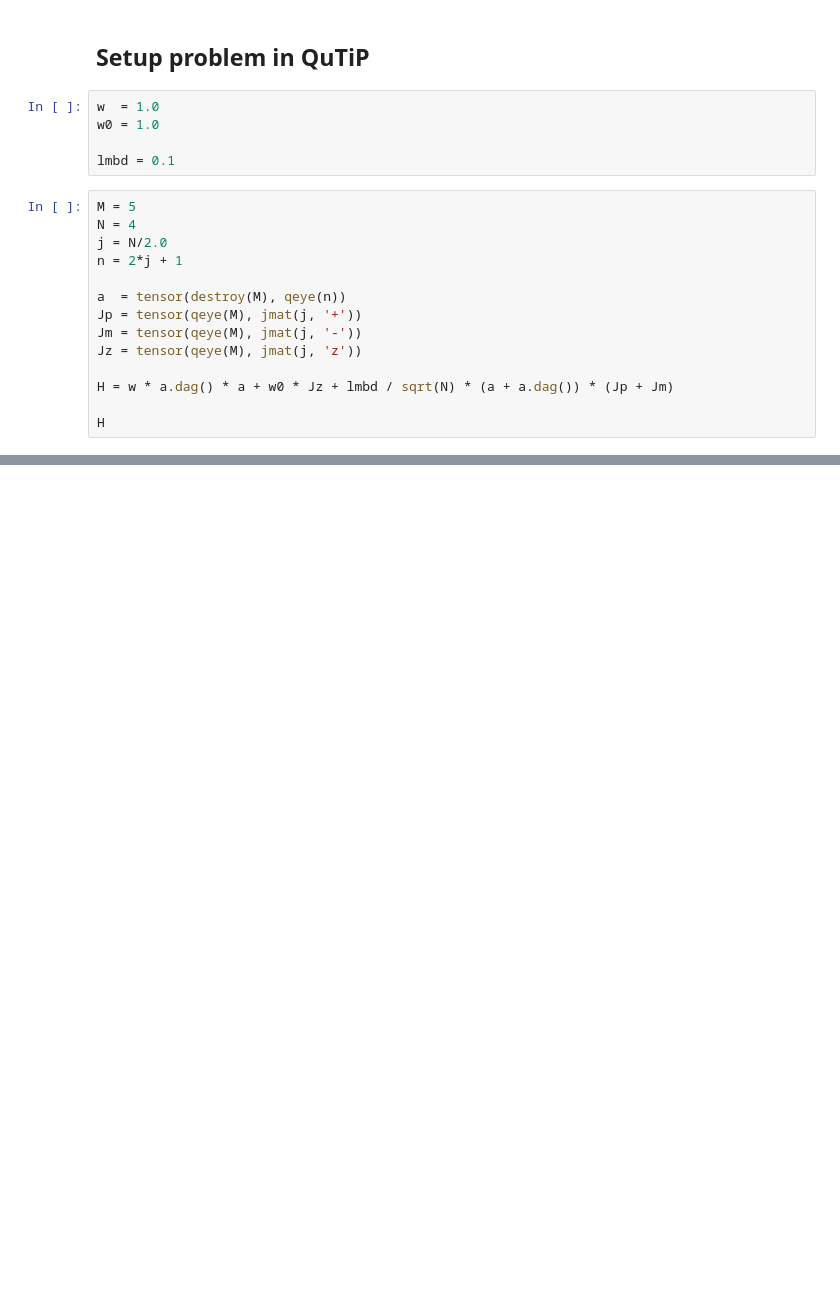
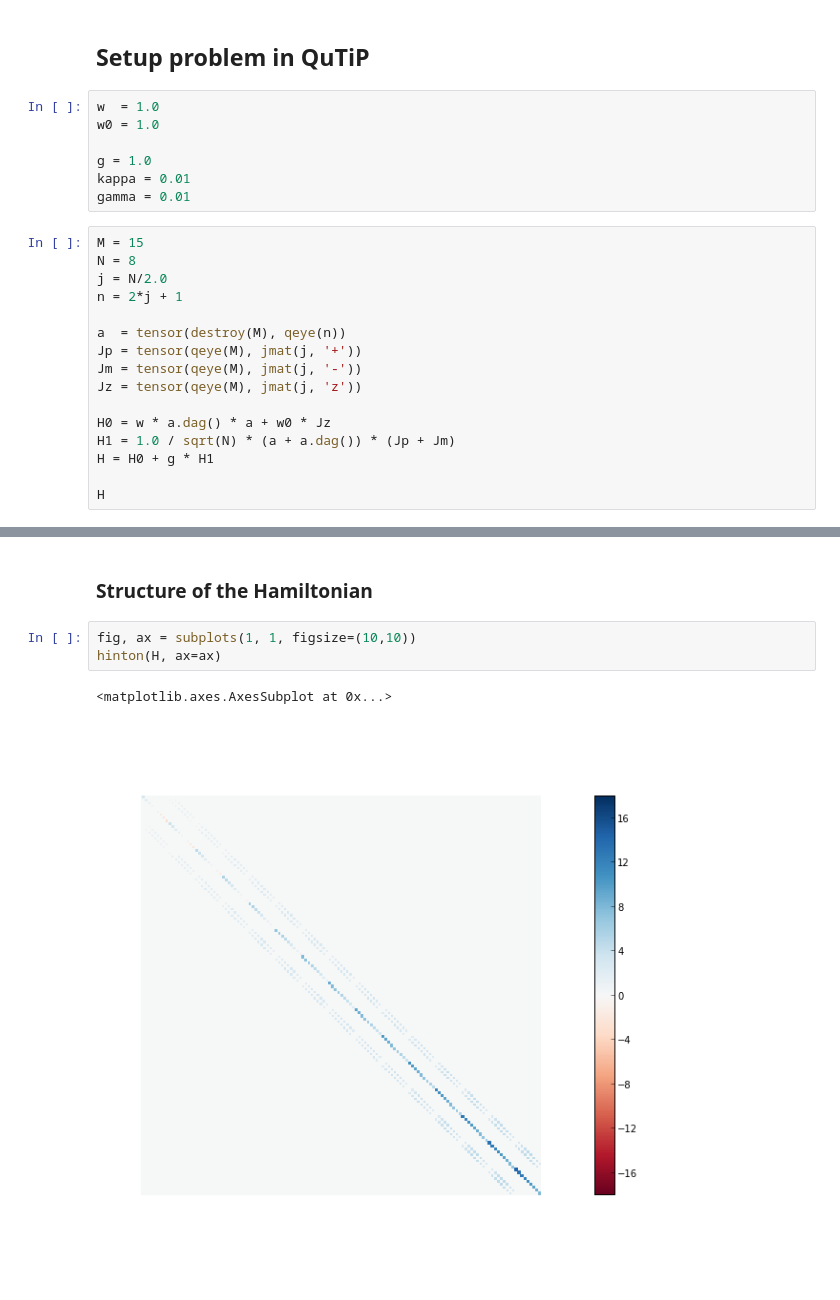
Before and after one commit to jrjohansson/qutip-lectures, a Jupyter notebook: Lecture-Dicke-model.ipynb, the cells around one changed output, grey strips where cells are left out. Cells and saved outputs as stored; diff of their text form; blank space fills up the shorter version.

```diff
--- a/Lecture-Dicke-model.ipynb
+++ b/Lecture-Dicke-model.ipynb
@@ -32,10 +39,12 @@ where $J_z$ and $J_\pm$ are the collective angular momentum operators fpr a pseu
 w  = 1.0
 w0 = 1.0
 
-lmbd = 0.1
+g = 1.0
+kappa = 0.01
+gamma = 0.01
 # %%
-M = 5
-N = 4
+M = 15
+N = 8
 j = N/2.0
 n = 2*j + 1
 
@@ -44,7 +53,9 @@ Jp = tensor(qeye(M), jmat(j, '+'))
 Jm = tensor(qeye(M), jmat(j, '-'))
 Jz = tensor(qeye(M), jmat(j, 'z'))
 
-H = w * a.dag() * a + w0 * Jz + lmbd / sqrt(N) * (a + a.dag()) * (Jp + Jm)
+H0 = w * a.dag() * a + w0 * Jz
+H1 = 1.0 / sqrt(N) * (a + a.dag()) * (Jp + Jm)
+H = H0 + g * H1
 
 H
 # %% [output]
@@ -51,0 +63,8 @@ H
+# %% [markdown]
+### Structure of the Hamiltonian
+# %%
+fig, ax = subplots(1, 1, figsize=(10,10))
+hinton(H, ax=ax)
+# %% [output]
+<matplotlib.axes.AxesSubplot at 0x...>
+[figure, added]
```
Also changed, not shown: parts of 23 cells of this notebook.
